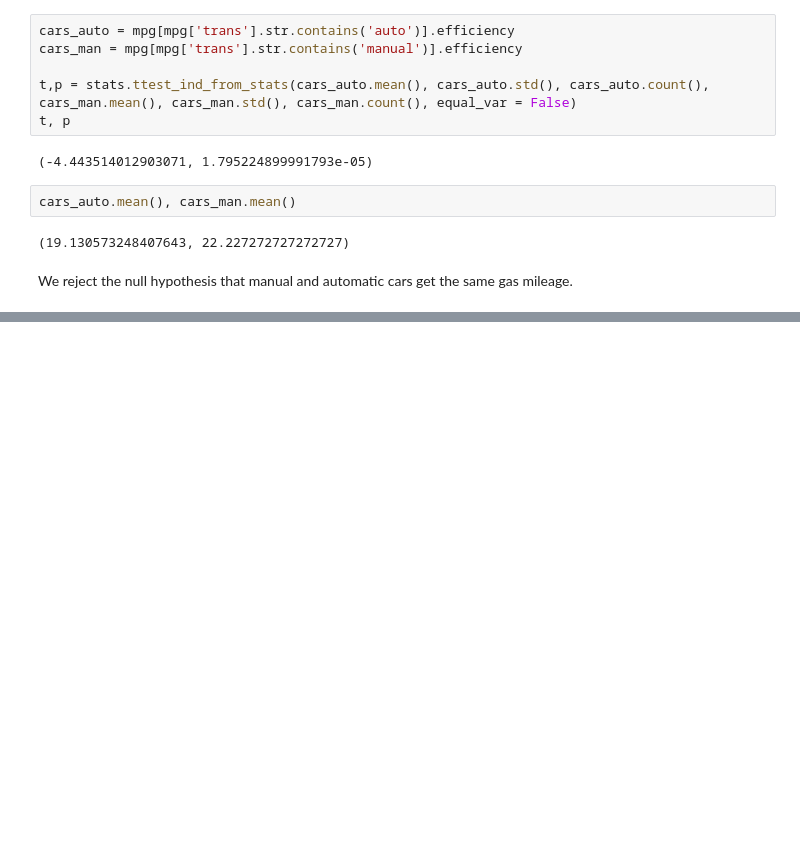
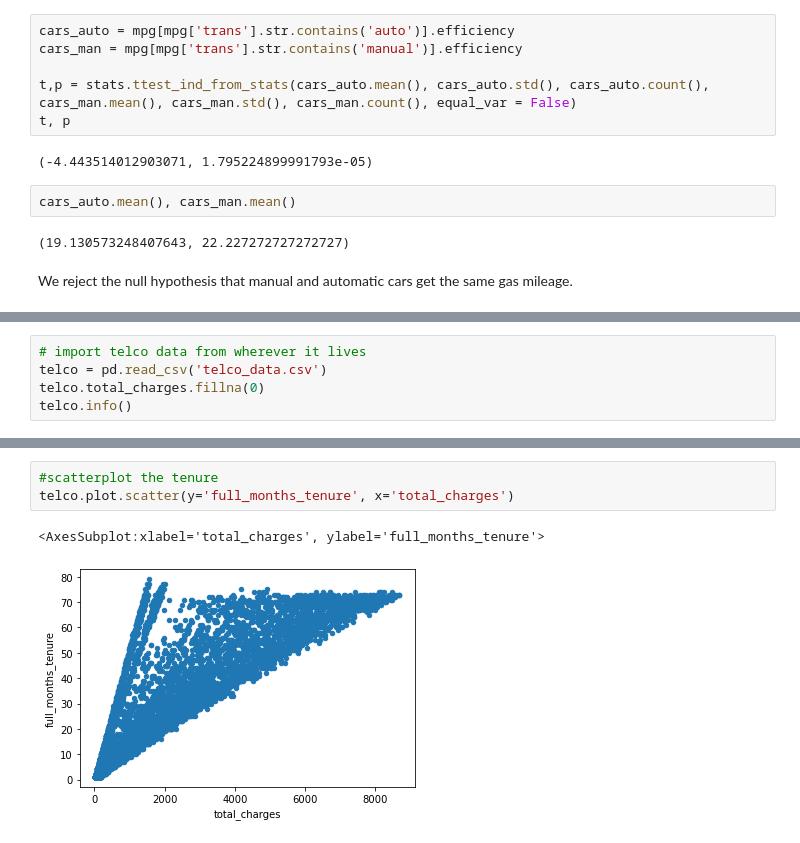
Before and after one commit to Miller-Ryan-1/statistics-exercises, a Jupyter notebook: hypothesis_testing.ipynb, the cells around one changed output, grey strips where cells are left out. Cells and saved outputs as stored; diff of their text form; blank space fills up the shorter version.

```diff
--- a/hypothesis_testing.ipynb
+++ b/hypothesis_testing.ipynb
@@ -177,0 +184,5 @@ We reject the null hypothesis that manual and automatic cars get the same gas mi
+# %%
+# import telco data from wherever it lives
+telco = pd.read_csv('telco_data.csv')
+telco.total_charges.fillna(0)
+telco.info()
@@ -177,0 +207,6 @@ We reject the null hypothesis that manual and automatic cars get the same gas mi
+# %%
+#scatterplot the tenure
+telco.plot.scatter(y='full_months_tenure', x='total_charges')
+# %% [output]
+<AxesSubplot:xlabel='total_charges', ylabel='full_months_tenure'>
+[figure, added]
```
Also changed, not shown: parts of 24 cells of this notebook, 1 other file.
